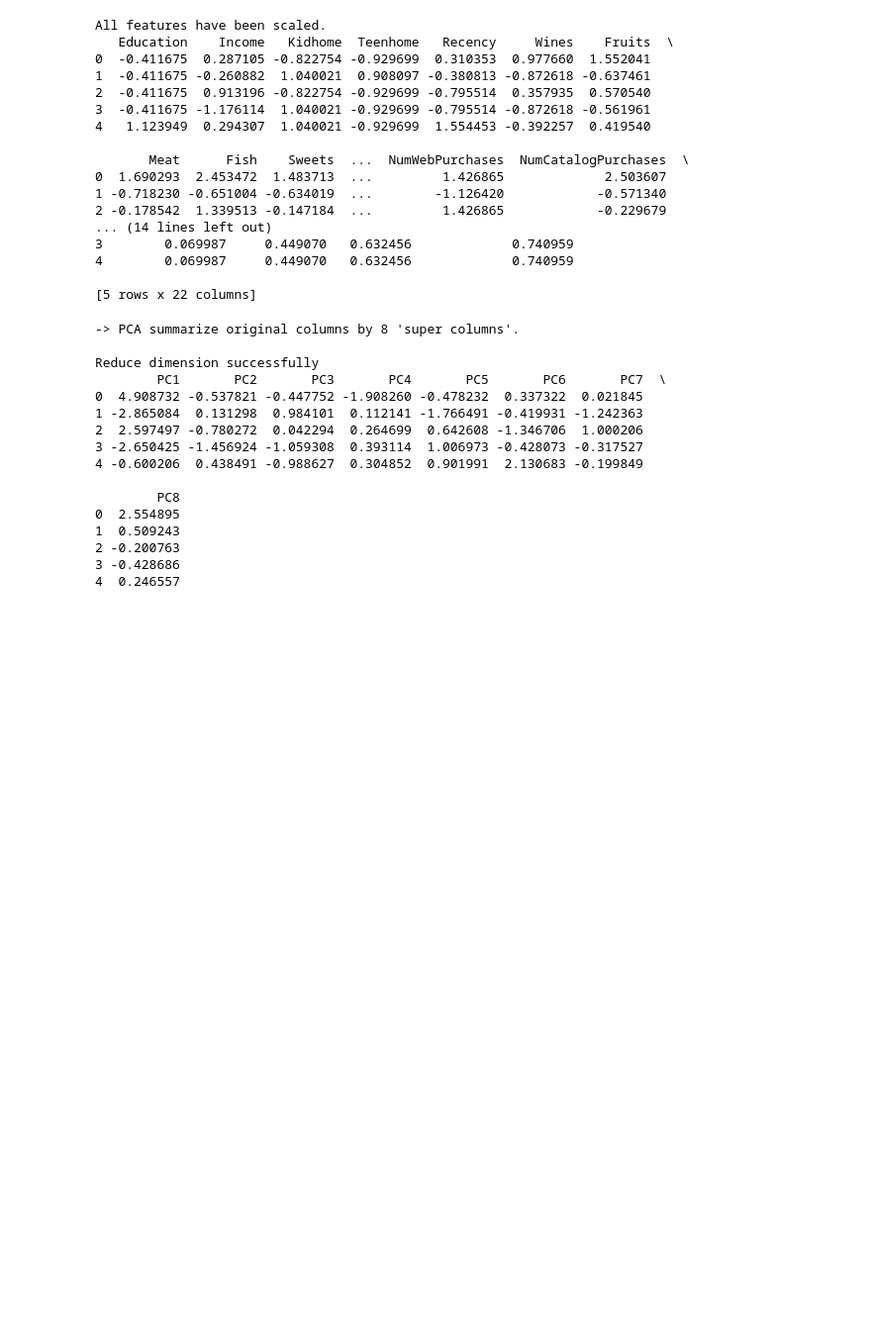
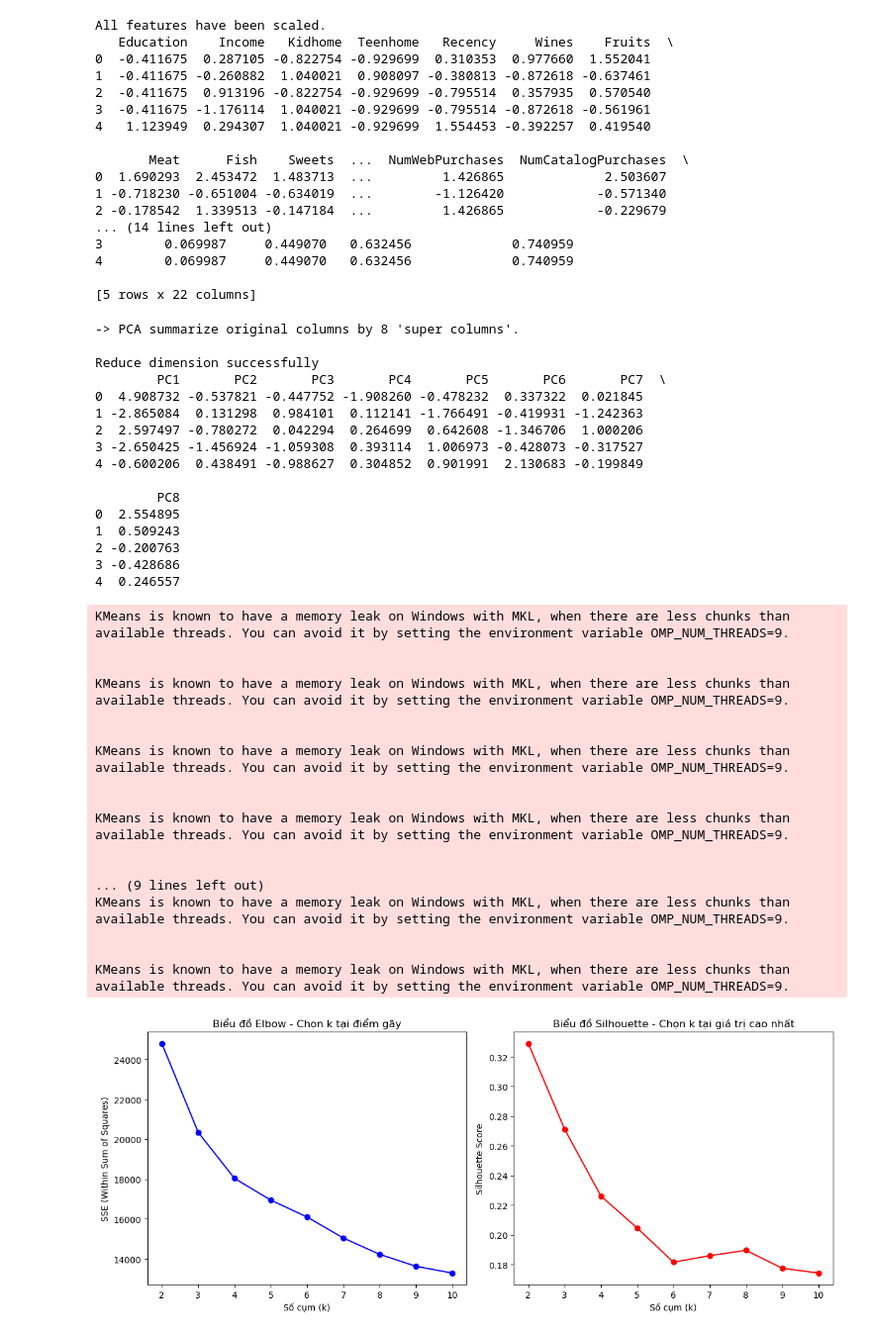
Before and after one commit to phuonghoa1201/CustomerSegmentation, a Jupyter notebook: CustomerSegmentation.ipynb, the cells around one changed output. Shown at 99% size. Drawn from its saved outputs; the diff is of its cells as text; code cells hidden in the pictures; blank space fills up the shorter version.

```diff
--- a/CustomerSegmentation.ipynb
+++ b/CustomerSegmentation.ipynb
@@ -352,0 +362,49 @@ Reduce dimension successfully
+# %%
+# Tìm k tối ưu bằng Elbow và Silhouette
+sse = []
+silhouette_scores = []
+K = range(2, 11)
+
+for k in K:
+    kmeans = KMeans(n_clusters=k, random_state=42)
+    kmeans.fit(ds_pca)
+    sse.append(kmeans.inertia_)
+    silhouette_scores.append(silhouette_score(ds_pca, kmeans.labels_))
+
+# Vẽ biểu đồ Elbow
+plt.figure(figsize=(12, 5))
+
+plt.subplot(1, 2, 1)
+plt.plot(K, sse, 'bo-')
+plt.xlabel('Số cụm (k)')
+plt.ylabel('SSE (Within Sum of Squares)')
+plt.title('Biểu đồ Elbow - Chọn k tại điểm gãy')
+
+# Vẽ biểu đồ Silhouette
+plt.subplot(1, 2, 2)
+plt.plot(K, silhouette_scores, 'ro-')
+plt.xlabel('Số cụm (k)')
+plt.ylabel('Silhouette Score')
+plt.title('Biểu đồ Silhouette - Chọn k tại giá trị cao nhất')
+
+plt.tight_layout()
+plt.show()
+# %% [output]
+KMeans is known to have a memory leak on Windows with MKL, when there are less chunks than available threads. You can avoid it by setting the environment variable OMP_NUM_THREADS=9.
+
+
+KMeans is known to have a memory leak on Windows with MKL, when there are less chunks than available threads. You can avoid it by setting the environment variable OMP_NUM_THREADS=9.
+
+
+KMeans is known to have a memory leak on Windows with MKL, when there are less chunks than available threads. You can avoid it by setting the environment variable OMP_NUM_THREADS=9.
+
+
+KMeans is known to have a memory leak on Windows with MKL, when there are less chunks than available threads. You can avoid it by setting the environment variable OMP_NUM_THREADS=9.
+
+
+... (9 lines left out)
+KMeans is known to have a memory leak on Windows with MKL, when there are less chunks than available threads. You can avoid it by setting the environment variable OMP_NUM_THREADS=9.
+
+
+KMeans is known to have a memory leak on Windows with MKL, when there are less chunks than available threads. You can avoid it by setting the environment variable OMP_NUM_THREADS=9.
+[figure, added]
```
Also changed, not shown: parts of 2 cells of this notebook.
